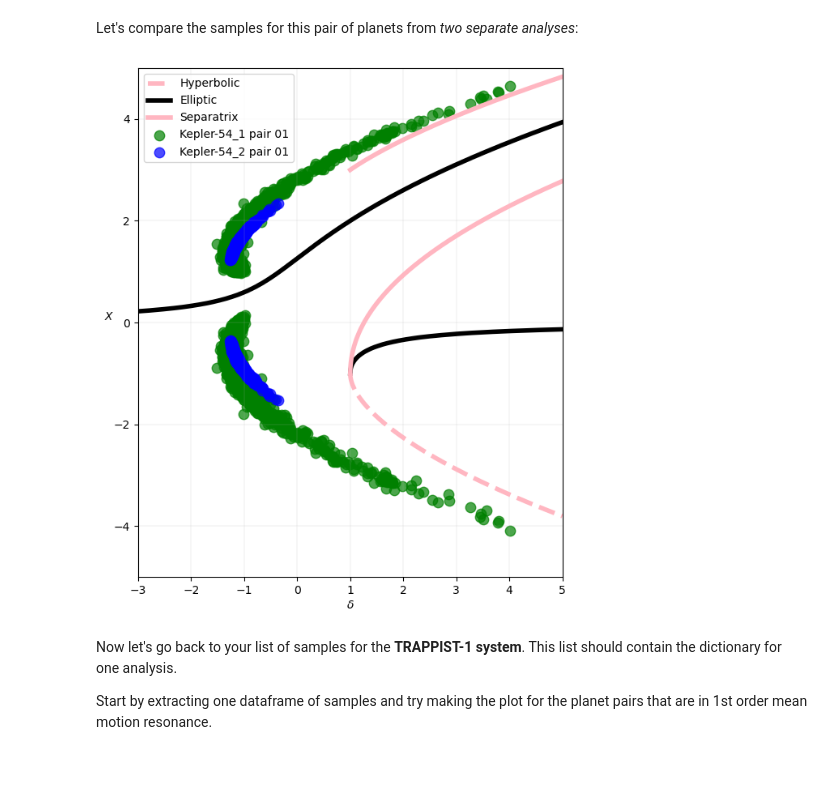
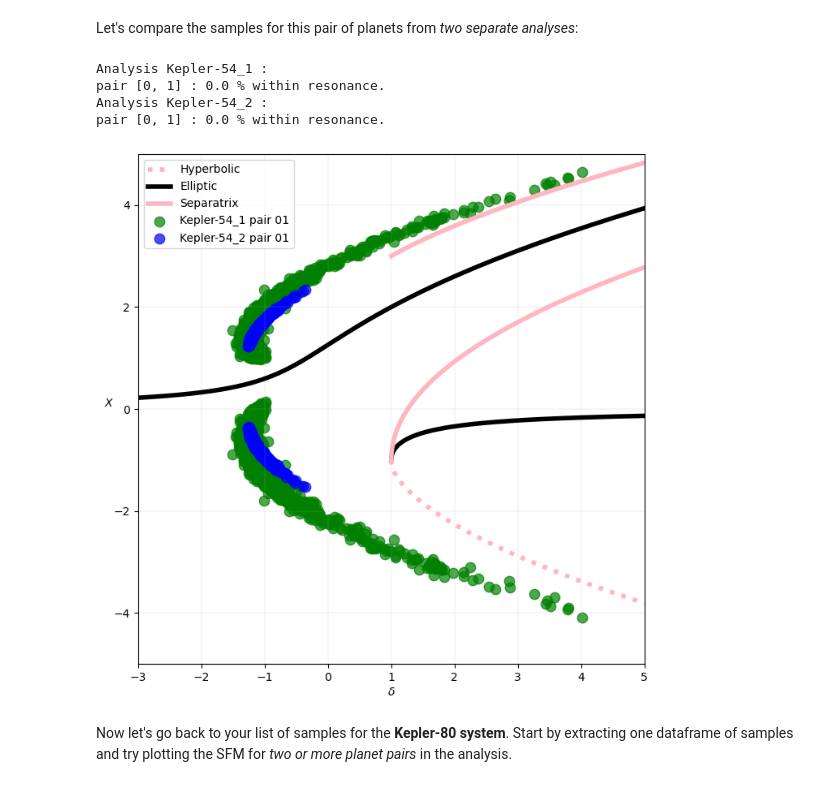
Before and after one commit to adleleu/resonantstate_nb, a Jupyter notebook: notebook_observations.ipynb, the cells around one changed output. Cells and saved outputs as stored; diff of their text form; code cells hidden in the pictures.

```diff
--- a/notebook_observations.ipynb
+++ b/notebook_observations.ipynb
@@ -262,17 +280,20 @@ plot_ell2SFM(samples,                       # data to be plotted (dataframe, dic
 # %% [markdown]
 Let's compare the samples for this pair of planets from *two separate analyses*:
 # %%
-plot_ell2SFM(df_list_Kep54[1:3],            # this time we are plotting two of the dictionaries in the list
-             planet_pairs=[[0,1]],          # pairs of planets to be considered
-             resonances=[2],                 # resonance of the corresponding pair (p such that resonance is p:p+1)
-             colors=[['green'],['blue']],   # here we give each analysis its own list of colours
-             delta_lim=(-3,5),              # limits of the x-axis
-             X_lim=(-5,5)                   # limits of the y-axis
+plot_ell2SFM(df_list_Kep54[1:3],                # this time we are plotting two of the dictionaries in the list
+             planet_pairs=[[0,1]],              # pairs of planets to be considered
+             resonances=[2],                    # resonance of the corresponding pair (p such that resonance is p:p+1)
+             colors=[['green'],['blue']],       # here we give each analysis its own list of colours
+             delta_lim=(-3,5),                  # limits of the x-axis
+             X_lim=(-5,5),                      # limits of the y-axis
+             check_resonance=True               # check % of samples within resonance
              )
 # %% [output]
+Analysis Kepler-54_1 :
+pair [0, 1] : 0.0 % within resonance.
+Analysis Kepler-54_2 :
+pair [0, 1] : 0.0 % within resonance.
-[figure, old version]
+[figure, new version]
 # %% [markdown]
-Now let's go back to your list of samples for the **TRAPPIST-1 system**. This list should contain the dictionary for one analysis.
-
-Start by extracting one dataframe of samples and try making the plot for the planet pairs that are in 1st order mean motion resonance.
+Now let's go back to your list of samples for the **Kepler-80 system**. Start by extracting one dataframe of samples and try plotting the SFM for *two or more planet pairs* in the analysis.
 # %%
```
Also changed, not shown: parts of 18 cells of this notebook, 1 other file.
